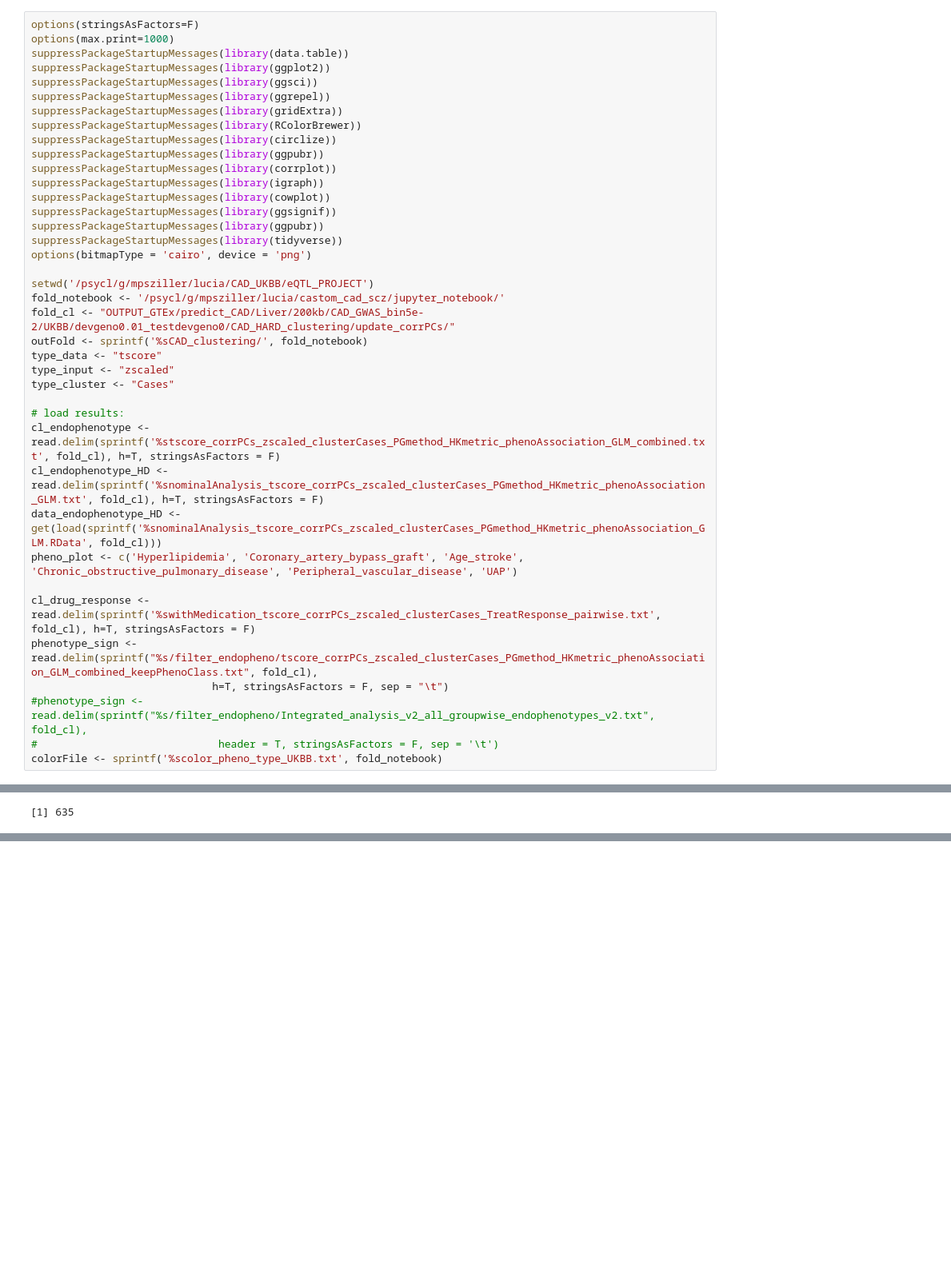
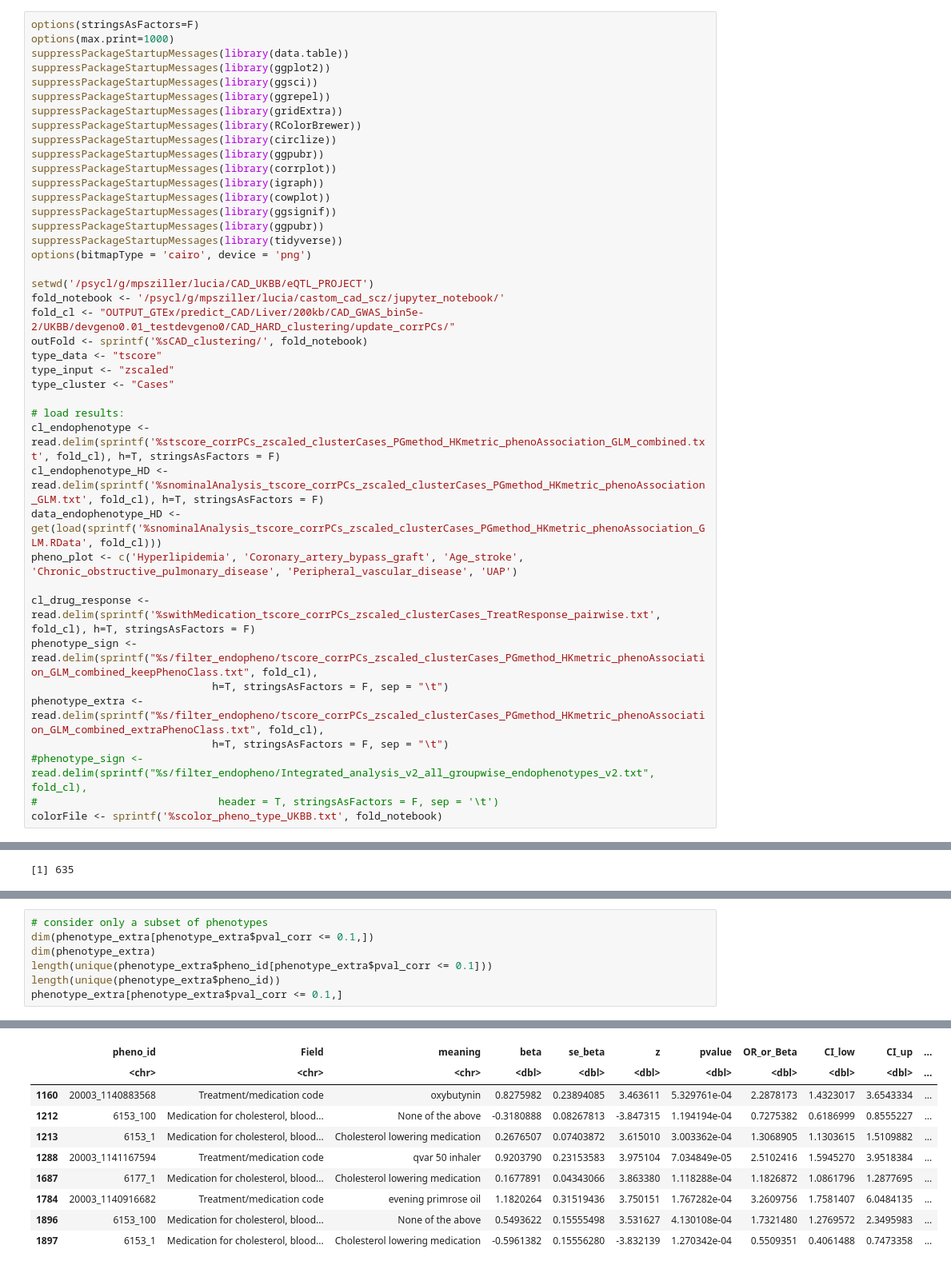
Before and after one commit to zillerlab/CASTom-iGEx_Paper, a Jupyter notebook: jupyter_notebook/CAD_clustering/Liver_endophenotype_differences.ipynb, the cells around one changed output, grey strips where cells are left out. Shown at 80% size. Drawn from its saved outputs; the diff is of its cells as text; blank space fills up the shorter version.

```diff
--- a/jupyter_notebook/CAD_clustering/Liver_endophenotype_differences.ipynb
+++ b/jupyter_notebook/CAD_clustering/Liver_endophenotype_differences.ipynb
@@ -34,6 +34,8 @@ pheno_plot <- c('Hyperlipidemia', 'Coronary_artery_bypass_graft', 'Age_stroke',
 cl_drug_response <- read.delim(sprintf('%swithMedication_tscore_corrPCs_zscaled_clusterCases_TreatResponse_pairwise.txt', fold_cl), h=T, stringsAsFactors = F)
 phenotype_sign <- read.delim(sprintf("%s/filter_endopheno/tscore_corrPCs_zscaled_clusterCases_PGmethod_HKmetric_phenoAssociation_GLM_combined_keepPhenoClass.txt", fold_cl),
                              h=T, stringsAsFactors = F, sep = "\t")
+phenotype_extra <- read.delim(sprintf("%s/filter_endopheno/tscore_corrPCs_zscaled_clusterCases_PGmethod_HKmetric_phenoAssociation_GLM_combined_extraPhenoClass.txt", fold_cl),
+                             h=T, stringsAsFactors = F, sep = "\t")
 #phenotype_sign <- read.delim(sprintf("%s/filter_endopheno/Integrated_analysis_v2_all_groupwise_endophenotypes_v2.txt", fold_cl),
 #                             header = T, stringsAsFactors = F, sep = '\t')
 colorFile <- sprintf('%scolor_pheno_type_UKBB.txt', fold_notebook)
@@ -80,3 +82,11 @@ A data.frame: 42 × 14
 | 1108 | 20110_1 | Illnesses of mother | Heart disease | -0.29533666 | 0.08831592 | -3.344093 | 8.255200e-04 | 0.74428098 | 0.62598262 | 0.88493539 | ... |
 | 1126 | 20111_5 | Illnesses of siblings | Breast cancer | 0.45916437 | 0.15609162 | 2.941634 | 3.264858e-03 | 1.58275084 | 1.16559353 | 2.14920566 | ... |
 | 1236 | 41270_E78 | Diagnoses - ICD10 | E78 Disorders of lipoprotein meta... | -0.27589620 | 0.07325104 | -3.766448 | 1.655868e-04 | 0.75889170 | 0.65739804 | 0.87605465 | ... |
+# %%
+# consider only a subset of phenotypes
+dim(phenotype_extra[phenotype_extra$pval_corr <= 0.1,])
+dim(phenotype_extra)
+length(unique(phenotype_extra$pheno_id[phenotype_extra$pval_corr <= 0.1]))
+length(unique(phenotype_extra$pheno_id))
+phenotype_extra[phenotype_extra$pval_corr <= 0.1,]
+# %% [output]
@@ -83,3 +98,13 @@ A data.frame: 42 × 14
+|  | pheno_id | Field | meaning | beta | se_beta | z | pvalue | OR_or_Beta | CI_low | CI_up | ... |
+|  | <chr> | <chr> | <chr> | <dbl> | <dbl> | <dbl> | <dbl> | <dbl> | <dbl> | <dbl> | ... |
+| 1160 | 20003_1140883568 | Treatment/medication code | oxybutynin | 0.8275982 | 0.23894085 | 3.463611 | 5.329761e-04 | 2.2878173 | 1.4323017 | 3.6543334 | ... |
+| 1212 | 6153_100 | Medication for cholesterol, blood... | None of the above | -0.3180888 | 0.08267813 | -3.847315 | 1.194194e-04 | 0.7275382 | 0.6186999 | 0.8555227 | ... |
+| 1213 | 6153_1 | Medication for cholesterol, blood... | Cholesterol lowering medication | 0.2676507 | 0.07403872 | 3.615010 | 3.003362e-04 | 1.3068905 | 1.1303615 | 1.5109882 | ... |
+| 1288 | 20003_1141167594 | Treatment/medication code | qvar 50 inhaler | 0.9203790 | 0.23153583 | 3.975104 | 7.034849e-05 | 2.5102416 | 1.5945270 | 3.9518384 | ... |
+| 1687 | 6177_1 | Medication for cholesterol, blood... | Cholesterol lowering medication | 0.1677891 | 0.04343066 | 3.863380 | 1.118288e-04 | 1.1826872 | 1.0861796 | 1.2877695 | ... |
+| 1784 | 20003_1140916682 | Treatment/medication code | evening primrose oil | 1.1820264 | 0.31519436 | 3.750151 | 1.767282e-04 | 3.2609756 | 1.7581407 | 6.0484135 | ... |
+| 1896 | 6153_100 | Medication for cholesterol, blood... | None of the above | 0.5493622 | 0.15555498 | 3.531627 | 4.130108e-04 | 1.7321480 | 1.2769572 | 2.3495983 | ... |
+| 1897 | 6153_1 | Medication for cholesterol, blood... | Cholesterol lowering medication | -0.5961382 | 0.15556280 | -3.832139 | 1.270342e-04 | 0.5509351 | 0.4061488 | 0.7473358 | ... |
 # %%
 # create summary table for tested phenotypes
 pheno_res <- get(load('OUTPUT_GTEx/predict_CAD/Liver/200kb/CAD_GWAS_bin5e-2/UKBB/devgeno0.01_testdevgeno0/CAD_HARD_clustering/update_corrPCs/rescaleCont_withMedication_tscore_corrPCs_zscaled_clusterCases_PGmethod_HKmetric_phenoAssociation_GLMpairwise.RData'))
```
Also changed, not shown: parts of 5 cells of this notebook.
